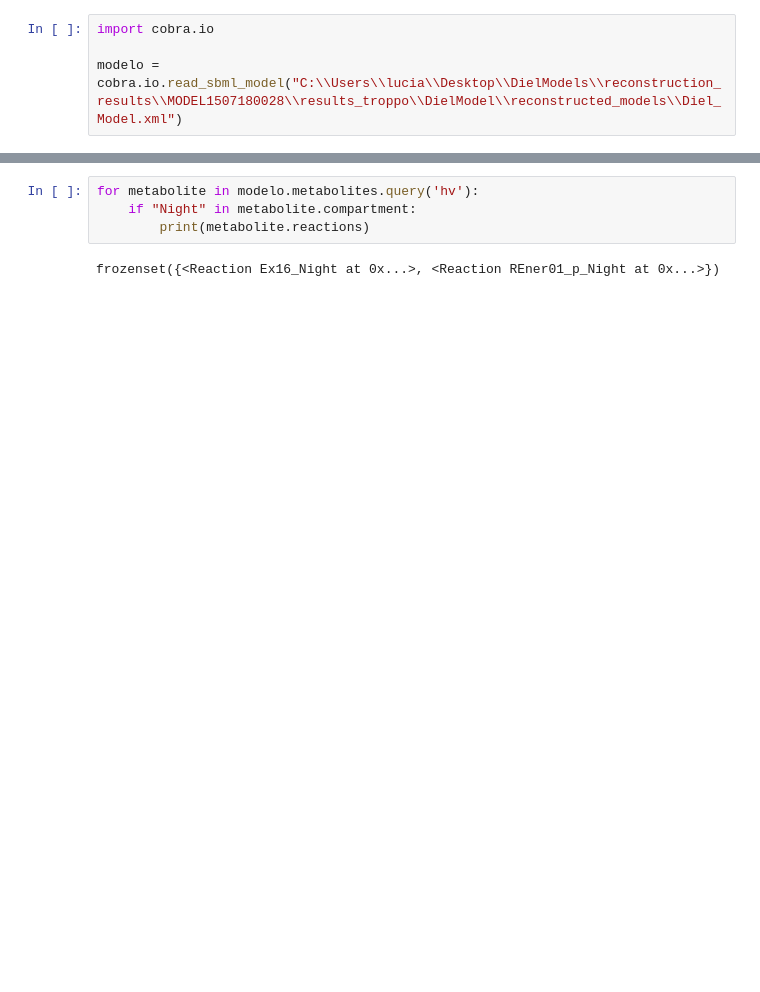
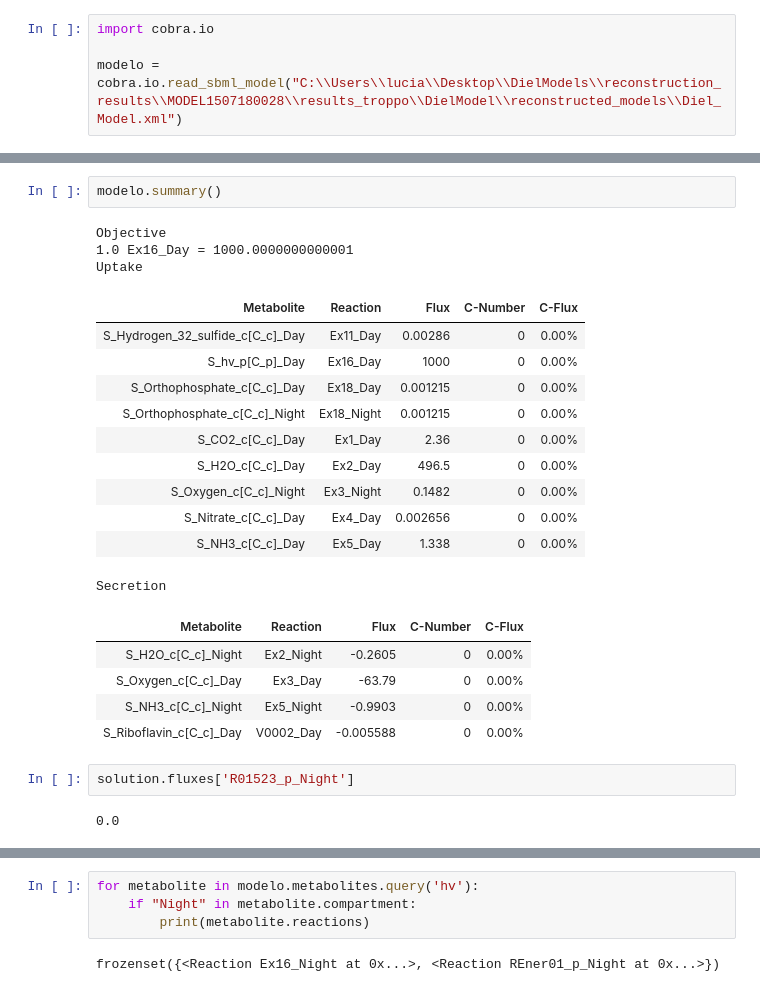
Before and after one commit to LucianaMartins26/DielModels, a Jupyter notebook: examples/(draft) Biosynthesis_reactions_fluxes.ipynb, the cells around one changed output, grey strips where cells are left out. Drawn from its saved outputs; the diff is of its cells as text; blank space fills up the shorter version.

```diff
--- a/examples/(draft) Biosynthesis_reactions_fluxes.ipynb
+++ b/examples/(draft) Biosynthesis_reactions_fluxes.ipynb
@@ -4,0 +14,26 @@ modelo = cobra.io.read_sbml_model("C:\\Users\\lucia\\Desktop\\DielModels\\recons
+# %%
+modelo.summary()
+# %% [output]
+Objective
+1.0 Ex16_Day = 1000.0000000000001
+Uptake
+| Metabolite | Reaction | Flux | C-Number | C-Flux |
+| S_Hydrogen_32_sulfide_c[C_c]_Day | Ex11_Day | 0.00286 | 0 | 0.00% |
+| S_hv_p[C_p]_Day | Ex16_Day | 1000 | 0 | 0.00% |
+| S_Orthophosphate_c[C_c]_Day | Ex18_Day | 0.001215 | 0 | 0.00% |
+| S_Orthophosphate_c[C_c]_Night | Ex18_Night | 0.001215 | 0 | 0.00% |
+| S_CO2_c[C_c]_Day | Ex1_Day | 2.36 | 0 | 0.00% |
+| S_H2O_c[C_c]_Day | Ex2_Day | 496.5 | 0 | 0.00% |
+| S_Oxygen_c[C_c]_Night | Ex3_Night | 0.1482 | 0 | 0.00% |
+| S_Nitrate_c[C_c]_Day | Ex4_Day | 0.002656 | 0 | 0.00% |
+| S_NH3_c[C_c]_Day | Ex5_Day | 1.338 | 0 | 0.00% |
+Secretion
+| Metabolite | Reaction | Flux | C-Number | C-Flux |
+| S_H2O_c[C_c]_Night | Ex2_Night | -0.2605 | 0 | 0.00% |
+| S_Oxygen_c[C_c]_Day | Ex3_Day | -63.79 | 0 | 0.00% |
+| S_NH3_c[C_c]_Night | Ex5_Night | -0.9903 | 0 | 0.00% |
+| S_Riboflavin_c[C_c]_Day | V0002_Day | -0.005588 | 0 | 0.00% |
+# %%
+solution.fluxes['R01523_p_Night']
+# %% [output]
+0.0
```
Also changed, not shown: parts of 37 cells of this notebook, 13 other files.
